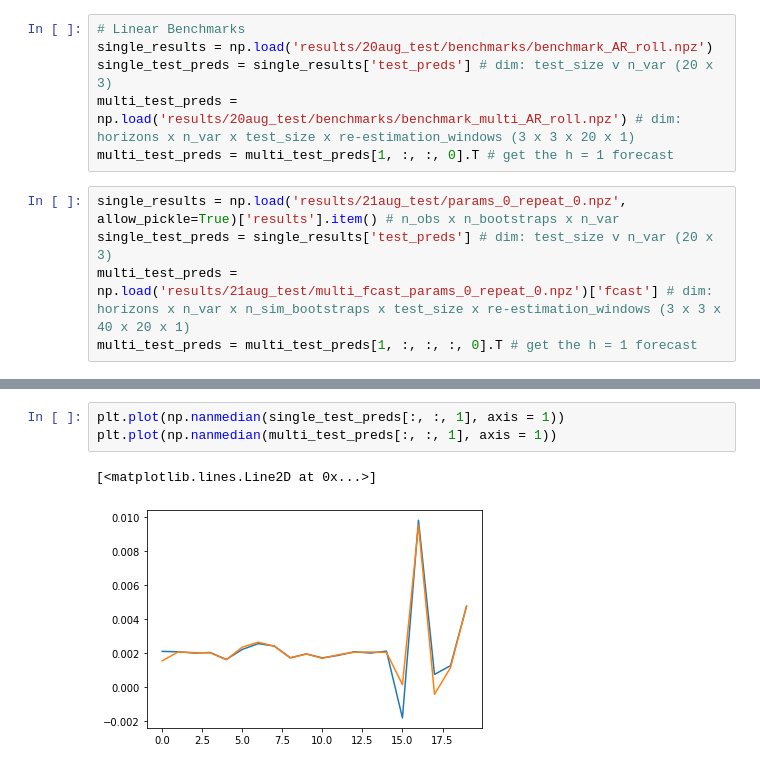
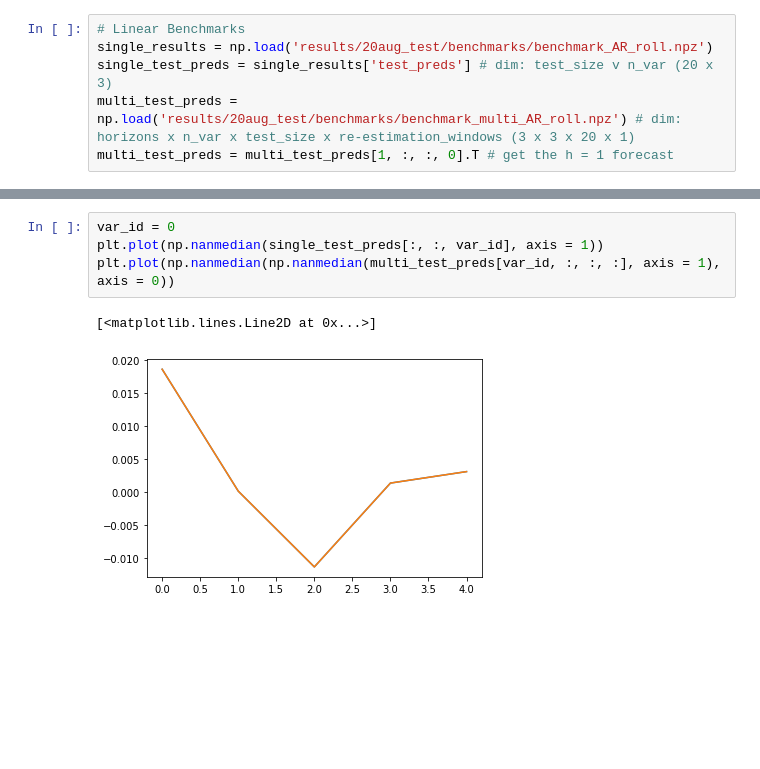
Before and after one commit to thamsuppp/EconDL, a Jupyter notebook: investigation.ipynb, the cells around one changed output, grey strips where cells are left out. Drawn from its saved outputs; the diff is of its cells as text; blank space fills up the shorter version.

Commit message:
Bayesian hyp, 3D plots

```diff
--- a/investigation.ipynb
+++ b/investigation.ipynb
@@ -11,8 +265,3 @@ single_results = np.load('results/20aug_test/benchmarks/benchmark_AR_roll.npz')
 single_test_preds = single_results['test_preds'] # dim: test_size v n_var (20 x 3)
 multi_test_preds = np.load('results/20aug_test/benchmarks/benchmark_multi_AR_roll.npz') # dim: horizons x n_var x test_size x re-estimation_windows (3 x 3 x 20 x 1)
 multi_test_preds = multi_test_preds[1, :, :, 0].T # get the h = 1 forecast
-# %%
-single_results = np.load('results/21aug_test/params_0_repeat_0.npz', allow_pickle=True)['results'].item() # n_obs x n_bootstraps x n_var
-single_test_preds = single_results['test_preds'] # dim: test_size v n_var (20 x 3)
-multi_test_preds = np.load('results/21aug_test/multi_fcast_params_0_repeat_0.npz')['fcast'] # dim: horizons x n_var x n_sim_bootstraps x test_size x re-estimation_windows (3 x 3 x 40 x 20 x 1)
-multi_test_preds = multi_test_preds[1, :, :, :, 0].T # get the h = 1 forecast
@@ -54,6 +303,7 @@ array([ 0.01033501, -0.07155656, -0.00183002, -0.00180218, -0.02186896,
 # %%
-plt.plot(np.nanmedian(single_test_preds[:, :, 1], axis = 1))
-plt.plot(np.nanmedian(multi_test_preds[:, :, 1], axis = 1))
+var_id = 0
+plt.plot(np.nanmedian(single_test_preds[:, :, var_id], axis = 1))
+plt.plot(np.nanmedian(np.nanmedian(multi_test_preds[var_id, :, :, :], axis = 1), axis = 0))
 # %% [output]
 [<matplotlib.lines.Line2D at 0x...>]
-[figure, old version]
+[figure, new version]
```
Also changed, not shown: parts of 31 cells of this notebook, 25 other files.
